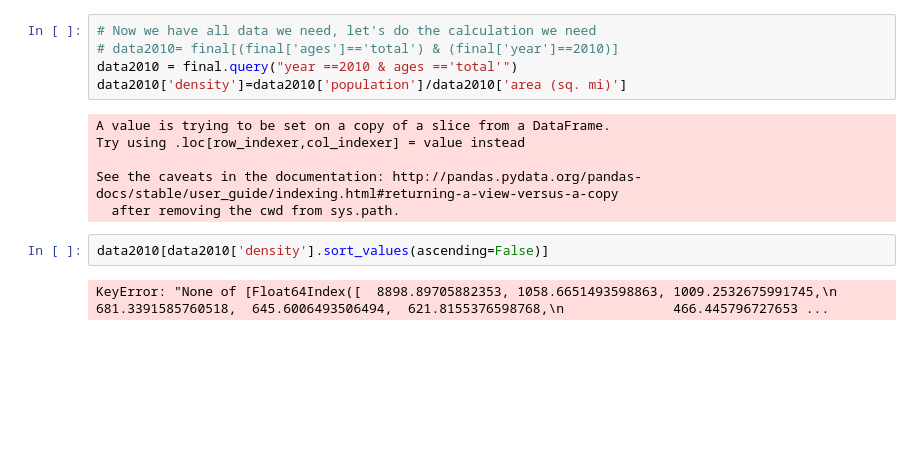
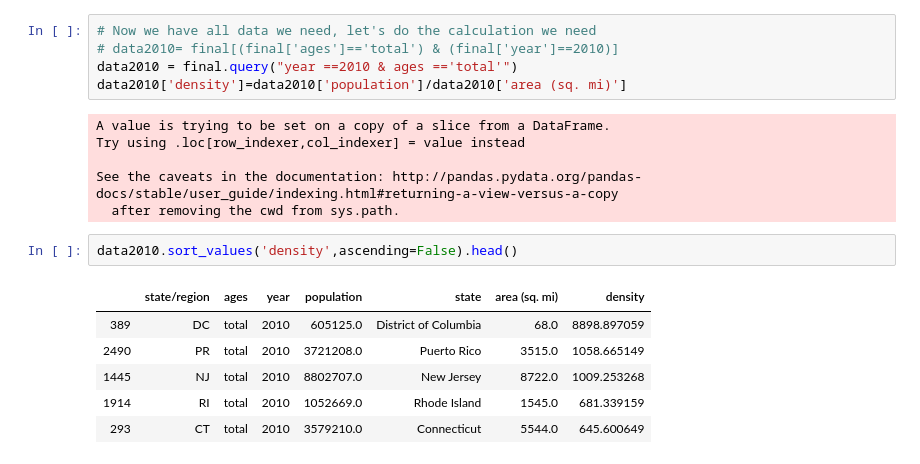
Before and after one commit to miaox018/DSHandbook, a Jupyter notebook: CH3 Part II (0307-0309).ipynb, the cells around one changed output. Saved outputs shown, nothing was run; the diff lists cells and outputs as text; blank space fills up the shorter version.

```diff
--- a/CH3 Part II (0307-0309).ipynb
+++ b/CH3 Part II (0307-0309).ipynb
@@ -287,6 +287,11 @@ Try using .loc[row_indexer,col_indexer] = value instead
 See the caveats in the documentation: http://pandas.pydata.org/pandas-docs/stable/user_guide/indexing.html#returning-a-view-versus-a-copy
   after removing the cwd from sys.path.
 # %%
-data2010[data2010['density'].sort_values(ascending=False)]
+data2010.sort_values('density',ascending=False).head()
 # %% [output]
-KeyError: "None of [Float64Index([  8898.89705882353, 1058.6651493598863, 1009.2532675991745,\n               681.3391585760518,  645.6006493506494,  621.8155376598768,\n              466.445796727653 ...
+|  | state/region | ages | year | population | state | area (sq. mi) | density |
+| 389 | DC | total | 2010 | 605125.0 | District of Columbia | 68.0 | 8898.897059 |
+| 2490 | PR | total | 2010 | 3721208.0 | Puerto Rico | 3515.0 | 1058.665149 |
+| 1445 | NJ | total | 2010 | 8802707.0 | New Jersey | 8722.0 | 1009.253268 |
+| 1914 | RI | total | 2010 | 1052669.0 | Rhode Island | 1545.0 | 681.339159 |
+| 293 | CT | total | 2010 | 3579210.0 | Connecticut | 5544.0 | 645.600649 |
```
